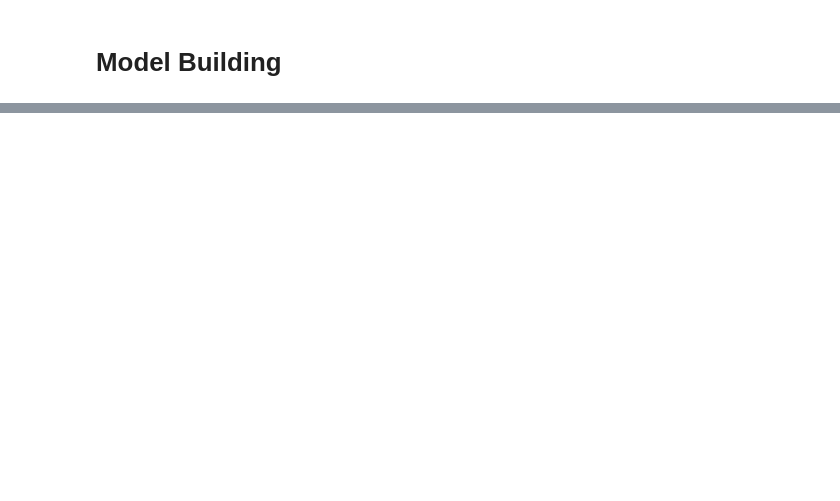
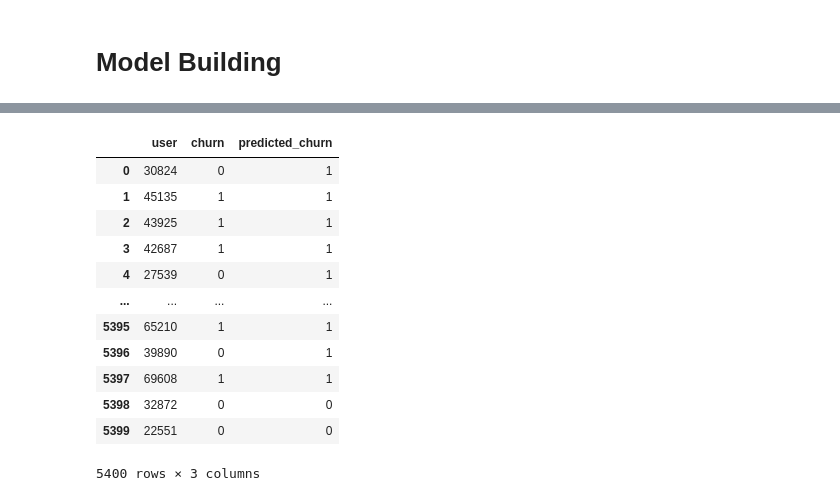
Before and after one commit to yashguptaab99/Minimizing-Churn-Rate-Through-Analysis-of-Financial-Habits, a Jupyter notebook: Minimizing_Churn_Rate_Through_Analysis_of_Financial_Habits.ipynb, the cells around one changed output, grey strips where cells are left out. Cells and saved outputs as stored; diff of their text form; code cells hidden in the pictures; blank space fills up the shorter version.

```diff
--- a/Minimizing_Churn_Rate_Through_Analysis_of_Financial_Habits.ipynb
+++ b/Minimizing_Churn_Rate_Through_Analysis_of_Financial_Habits.ipynb
@@ -635,0 +705,8 @@ final_comparison.sort_values(by=['Accuracy'], ascending=False)
+# %%
+RFC_model = RandomForestClassifier(n_estimators=500, criterion='entropy', random_state=0)
+RFC_model.fit(X_train[X_train.columns[rfe.support_]], y_train)
+y_pred = RFC_model.predict(X_test[X_train.columns[rfe.support_]])
+accuracies = accuracy_score(y_test, y_pred)
+fold = cross_val_score(estimator = model, X = X_train, y = y_train, cv = 10)
+print("RFC Accuracy",accuracies*100)
+print("RFC K-Fold", fold.mean()*100)
@@ -635,0 +747,21 @@ final_comparison.sort_values(by=['Accuracy'], ascending=False)
+# %%
+# Formatting Final Results
+final_results = pd.concat([y_test, test_identity], axis = 1).dropna()
+final_results['predicted_churn'] = y_pred
+final_results = final_results[['user', 'churn', 'predicted_churn']].reset_index(drop=True)
+# %%
+final_results
+# %% [output]
+|  | user | churn | predicted_churn |
+| 0 | 30824 | 0 | 1 |
+| 1 | 45135 | 1 | 1 |
+| 2 | 43925 | 1 | 1 |
+| 3 | 42687 | 1 | 1 |
+| 4 | 27539 | 0 | 1 |
+| ... | ... | ... | ... |
+| 5395 | 65210 | 1 | 1 |
+| 5396 | 39890 | 0 | 1 |
+| 5397 | 69608 | 1 | 1 |
+| 5398 | 32872 | 0 | 0 |
+| 5399 | 22551 | 0 | 0 |
+5400 rows × 3 columns
```
Also changed, not shown: parts of 25 cells of this notebook.
